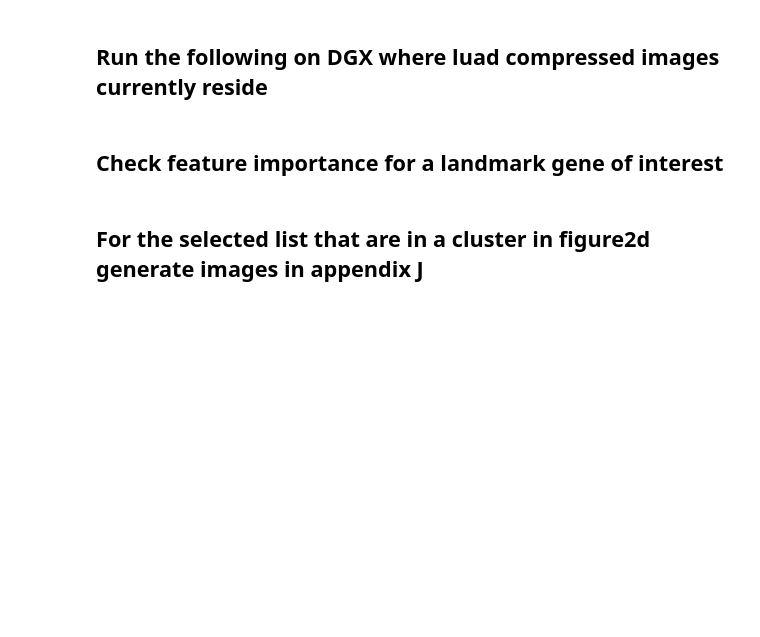
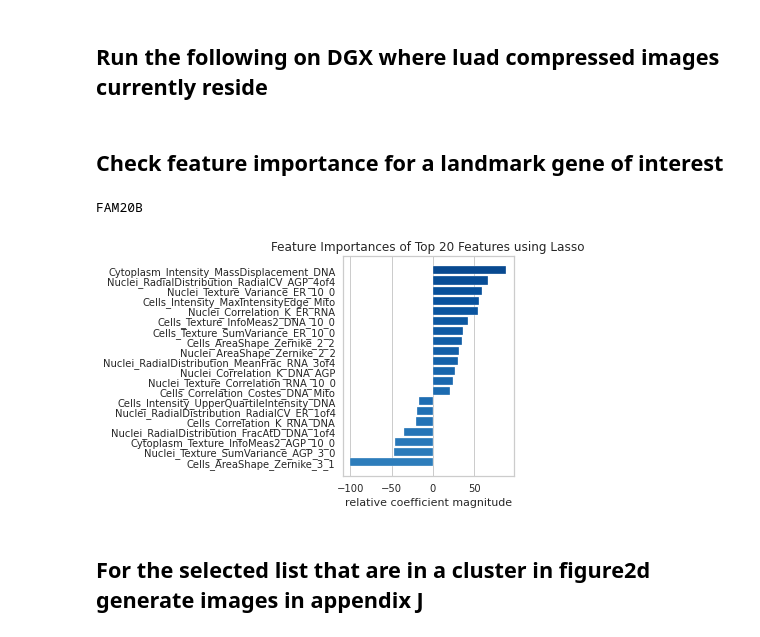
Before and after one commit to carpenter-singh-lab/2022_Haghighi_NatureMethods, a Jupyter notebook: App1.single_feature_prediction/lookup_luad_images.ipynb, the cells around one changed output. Cells and saved outputs as stored; diff of their text form; code cells hidden in the pictures; blank space fills up the shorter version.

```diff
--- a/App1.single_feature_prediction/lookup_luad_images.ipynb
+++ b/App1.single_feature_prediction/lookup_luad_images.ipynb
@@ -85,7 +95,8 @@ dict_imag_lookup={}
 # luad_genes_to_inspect_ims=['PRKAG2','BNIP3L','NIPSNAP1','MYO10']
 # luad_genes_to_inspect_ims=['ETFB','CISD1','SPP1', 'CDK4', 'S100A4','TSC22D3','MRPL19','TOMM34']
 # luad_genes_to_inspect_ims=['NFKBIA','S100A4','S100A13','ETFB','CISD1']
-luad_genes_to_inspect_ims=['HDAC6']
+# luad_genes_to_inspect_ims=['HDAC6']
+luad_genes_to_inspect_ims=['MLLT11','FAM20B','SQSTM1','TXNRD1']
 l1k_2=l1k.copy()
 for g in luad_genes_to_inspect_ims:
     model = linear_model.Lasso(alpha=0.02)
@@ -94,11 +105,12 @@ for g in luad_genes_to_inspect_ims:
     l1k_2['pred']=y_pred
     l1k_2['diff']=abs(l1k_2['pred']-l1k[g])
 #     l1k_2[l1k_2['diff']<0.3]
-    pert_to_vis_max=l1k_2[l1k_2['diff']<0.3].sort_values(by=['pred'],ascending=False)[:1].PERT.values[0]
+    pert_to_vis_max=l1k_2[l1k_2['diff']<0.1].sort_values(by=['pred'],ascending=False)[:10].sample(1).PERT.values[0]
     p,w=cp_data_repLevel[cp_data_repLevel['x_mutation_status']==pert_to_vis_max].sample(1)[['Metadata_Plate','Metadata_Well']].values[0]
     dict_imag_lookup[g]={}
     dict_imag_lookup[g]['high_'+pert_to_vis_max]=[p,w]
-    pert_to_vis_min=l1k_2[l1k_2['diff']<0.3].sort_values(by=['pred'],ascending=False)[-1:].PERT.values[0]
+    pert_to_vis_min=l1k_2[l1k_2['diff']<0.1].sort_values(by=['pred'],ascending=True)[:10].sample(1).PERT.values[0]
     p,w=cp_data_repLevel[cp_data_repLevel['x_mutation_status']==pert_to_vis_min].sample(1)[['Metadata_Plate','Metadata_Well']].values[0]
     dict_imag_lookup[g]['low_'+pert_to_vis_min]=[p,w]
 #     print(g,pert_to_vis_max,pert_to_vis_min)
+dict_imag_lookup
@@ -105,3 +126,20 @@ for g in luad_genes_to_inspect_ims:
 # %%
+luad_genes_to_inspect_ims=['MLLT11','FAM20B','SQSTM1','TXNRD1']
+l1k_2=l1k.copy()
+for g in luad_genes_to_inspect_ims:
+    model = linear_model.Lasso(alpha=0.02)
+    model.fit(cp[cp_features],l1k[g])
+    y_pred=model.predict(cp[cp_features])
+    l1k_2['pred']=y_pred
+    l1k_2['diff']=abs(l1k_2['pred']-l1k[g])
+#     l1k_2[l1k_2['diff']<0.3]
+    pert_to_vis_max=l1k_2[l1k_2['diff']<0.3].sort_values(by=['pred'],ascending=False)[:10].PERT.values[0]
+    p,w=cp_data_repLevel[cp_data_repLevel['x_mutation_status']==pert_to_vis_max].sample(1)[['Metadata_Plate','Metadata_Well']].values[0]
+    dict_imag_lookup[g]={}
+    dict_imag_lookup[g]['high_'+pert_to_vis_max]=[p,w]
+    pert_to_vis_min=l1k_2[l1k_2['diff']<0.3].sort_values(by=['pred'],ascending=False)[-1:].PERT.values[0]
+    p,w=cp_data_repLevel[cp_data_repLevel['x_mutation_status']==pert_to_vis_min].sample(1)[['Metadata_Plate','Metadata_Well']].values[0]
+    dict_imag_lookup[g]['low_'+pert_to_vis_min]=[p,w]
+#     print(g,pert_to_vis_max,pert_to_vis_min)
 dict_imag_lookup
 # %% [output]
@@ -112,6 +175,15 @@ dict_imag_lookup
 # %%
 where2move='/dgx1nas1/storage/data/marziehhaghighi/rosetta_luad_ims/'
 luad_im_add='/dgx1nas1/storage/data/jarevalo/luad/dp_project/outputs/compressed/images/'
+
+
+dict_imag_lookup=\
+{'MLLT11': {'high_NFE2L2_WT.c': [52657, 'm21'],'low_RBM45_p.D117N': [52673, 'f10']},
+ 'FAM20B': {'high_NFE2L2_WT.c': [52663, 'm16'],'low_KEAP1_WT.o': [52653, 'd14']},
+ 'SQSTM1': {'high_CASP8_WT.o': [52666, 'p19'],'low_ACAA1_WT.o': [52666, 'h20']},
+ 'TXNRD1': {'high_RBM10_p.Q416L': [52665, 'e01'],'low_BRAF_p.G466A': [52675, 'i17']}}
+
+
 for g in dict_imag_lookup:
     print(dict_imag_lookup[g])
     geneName=g
@@ -134,23 +206,26 @@ for g in dict_imag_lookup:
 ## Check feature importance for a landmark gene of interest
 # %%
 ##############################
-ge_features_under_test=['CISD1']
+ge_features_under_test=['FAM20B']
 
 l1k,l1k_features_gn=rename_affyprobe_to_genename(l1k,l1k_features)
 
 for g in ge_features_under_test:
 #     viz = FeatureImportances(linear_model.Lasso(),relative=True, topn=20)
 #     viz = FeatureImportances(linear_model.Lasso(alpha=0.001), labels=l1k_features_gn, relative=False,topn=20)
     print(g)
 #     model = linear_model.LinearRegression()
     model = linear_model.Lasso(alpha=0.02)
     model.fit(cp[cp_features],l1k[g])
 # #     model = RandomForestClassifier(n_estimators=10),colormap=single_blue_cmap
 #     viz = FeatureImportances(model,topn=20,colormap='coolwarm')
     viz = FeatureImportances(model,topn=20,colormap=single_blue_cmap)
 
     viz.fit(cp[cp_features],l1k[g])
     viz.show()
+# %% [output]
+FAM20B
+[figure, added]
 # %% [markdown]
 ## For the selected list that are in a cluster in figure2d generate images in appendix J
 # %% [markdown]
```
Also changed, not shown: parts of 7 cells of this notebook, 29 other files.
